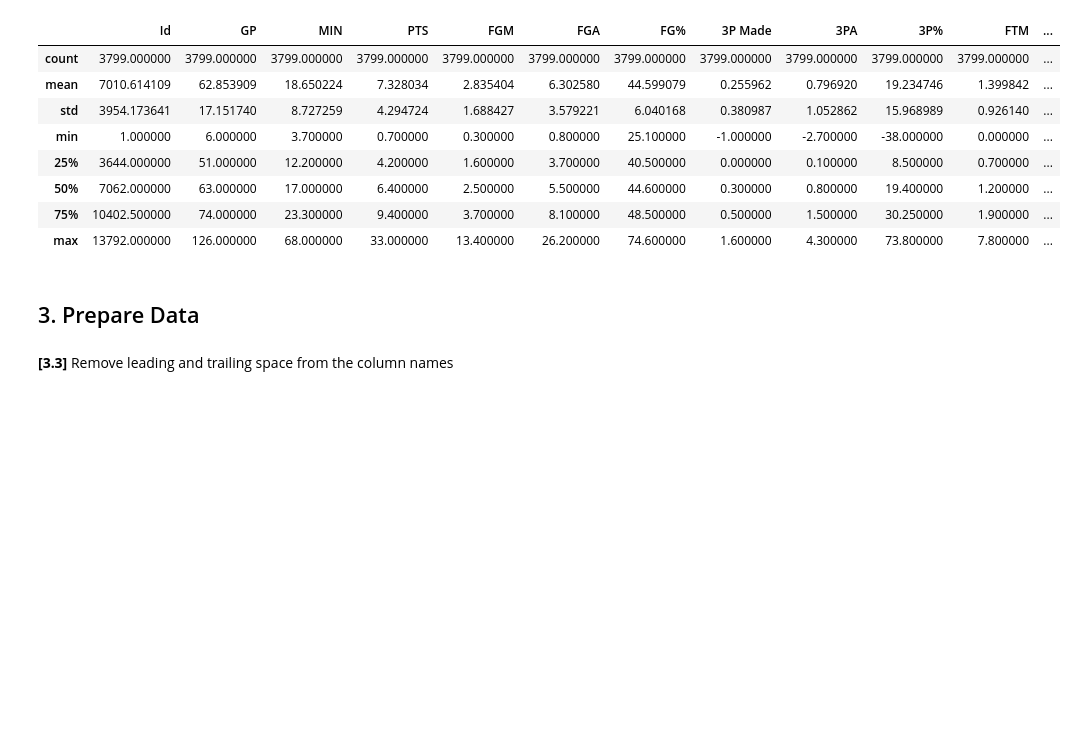
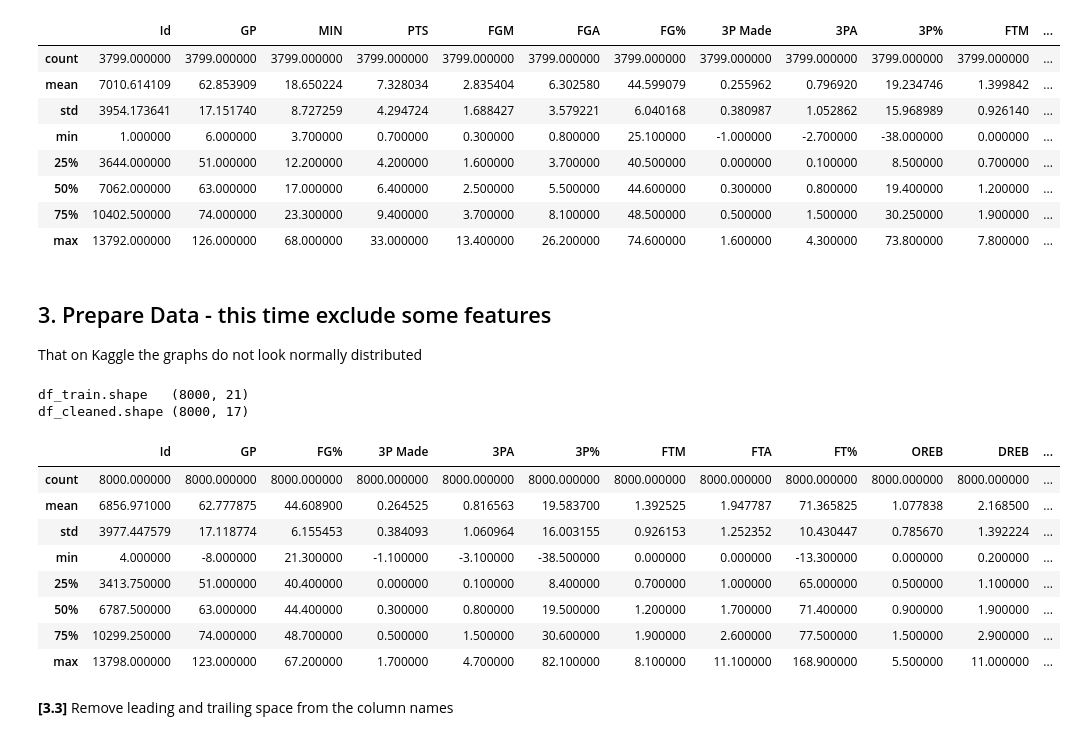
Before and after one commit to CazMayhem/adv_dsi_AT1, a Jupyter notebook: notebooks/Adv_DSI_AT1_v2_excl_feat.ipynb, the cells around one changed output. Drawn from its saved outputs; the diff is of its cells as text; code cells hidden in the pictures; blank space fills up the shorter version.

```diff
--- a/notebooks/Adv_DSI_AT1_v1.ipynb
+++ b/notebooks/Adv_DSI_AT1_v2_excl_feat.ipynb
@@ -65,14 +67,32 @@ df_test.describe()
 | 50% | 7062.000000 | 63.000000 | 17.000000 | 6.400000 | 2.500000 | 5.500000 | 44.600000 | 0.300000 | 0.800000 | 19.400000 | 1.200000 | ... |
 | 75% | 10402.500000 | 74.000000 | 23.300000 | 9.400000 | 3.700000 | 8.100000 | 48.500000 | 0.500000 | 1.500000 | 30.250000 | 1.900000 | ... |
 | max | 13792.000000 | 126.000000 | 68.000000 | 33.000000 | 13.400000 | 26.200000 | 74.600000 | 1.600000 | 4.300000 | 73.800000 | 7.800000 | ... |
-# %% [markdown]
-## 3. Prepare Data
+# %% [markdown]
+## 3. Prepare Data - this time exclude some features
+That on Kaggle the graphs do not look normally distributed
 # %%
 # Create a copy of df and save it into a variable called df_cleaned
 df_cleaned = df_train.copy()
 # %%
-# Drop the column `url`
-# df_cleaned.drop('url', axis=1, inplace=True)
+# Drop columns 'MIN', 'PTS', 'FGM', 'FGA'
+drop_cols = ['MIN', 'PTS', 'FGM', 'FGA']
+df_cleaned.drop(drop_cols, axis=1, inplace=True)
+# %%
+print('df_train.shape  ',df_train.shape)
+print('df_cleaned.shape',df_cleaned.shape)
+df_cleaned.describe()
+# %% [output]
+df_train.shape   (8000, 21)
+df_cleaned.shape (8000, 17)
+|  | Id | GP | FG% | 3P Made | 3PA | 3P% | FTM | FTA | FT% | OREB | DREB | ... |
+| count | 8000.000000 | 8000.000000 | 8000.000000 | 8000.000000 | 8000.000000 | 8000.000000 | 8000.000000 | 8000.000000 | 8000.000000 | 8000.000000 | 8000.000000 | ... |
+| mean | 6856.971000 | 62.777875 | 44.608900 | 0.264525 | 0.816563 | 19.583700 | 1.392525 | 1.947787 | 71.365825 | 1.077838 | 2.168500 | ... |
+| std | 3977.447579 | 17.118774 | 6.155453 | 0.384093 | 1.060964 | 16.003155 | 0.926153 | 1.252352 | 10.430447 | 0.785670 | 1.392224 | ... |
+| min | 4.000000 | -8.000000 | 21.300000 | -1.100000 | -3.100000 | -38.500000 | 0.000000 | 0.000000 | -13.300000 | 0.000000 | 0.200000 | ... |
+| 25% | 3413.750000 | 51.000000 | 40.400000 | 0.000000 | 0.100000 | 8.400000 | 0.700000 | 1.000000 | 65.000000 | 0.500000 | 1.100000 | ... |
+| 50% | 6787.500000 | 63.000000 | 44.400000 | 0.300000 | 0.800000 | 19.500000 | 1.200000 | 1.700000 | 71.400000 | 0.900000 | 1.900000 | ... |
+| 75% | 10299.250000 | 74.000000 | 48.700000 | 0.500000 | 1.500000 | 30.600000 | 1.900000 | 2.600000 | 77.500000 | 1.500000 | 2.900000 | ... |
+| max | 13798.000000 | 123.000000 | 67.200000 | 1.700000 | 4.700000 | 82.100000 | 8.100000 | 11.100000 | 168.900000 | 5.500000 | 11.000000 | ... |
 # %% [markdown]
 **[3.3]** Remove leading and trailing space from the column names
 # %%
```
Also changed, not shown: parts of 10 cells of this notebook, 2 other files.
